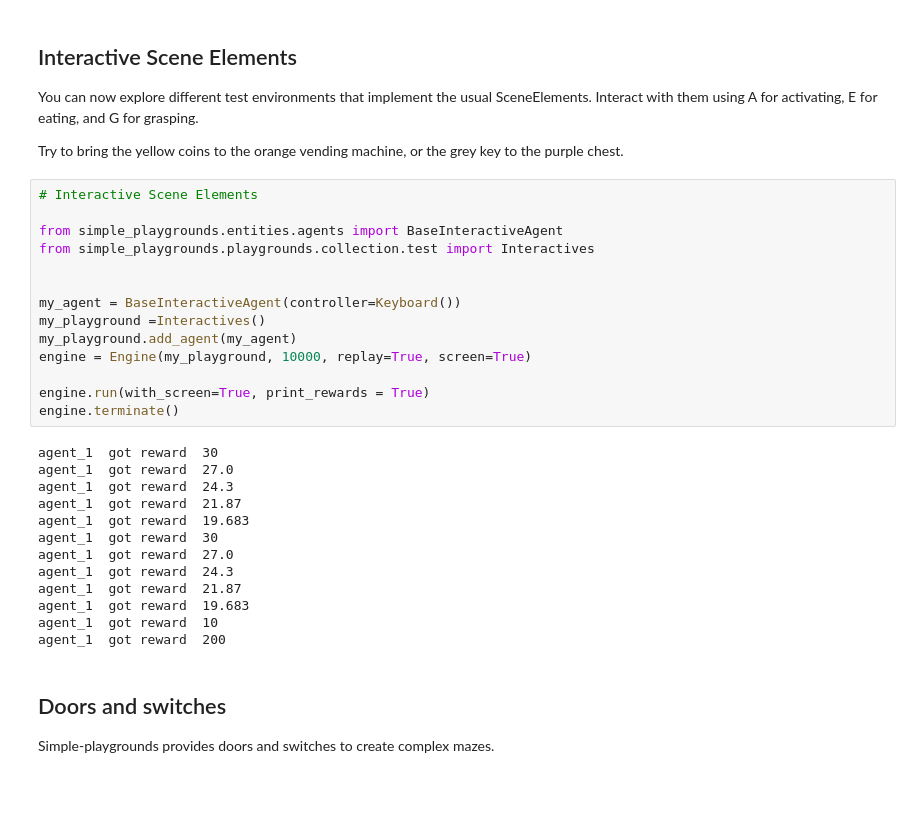
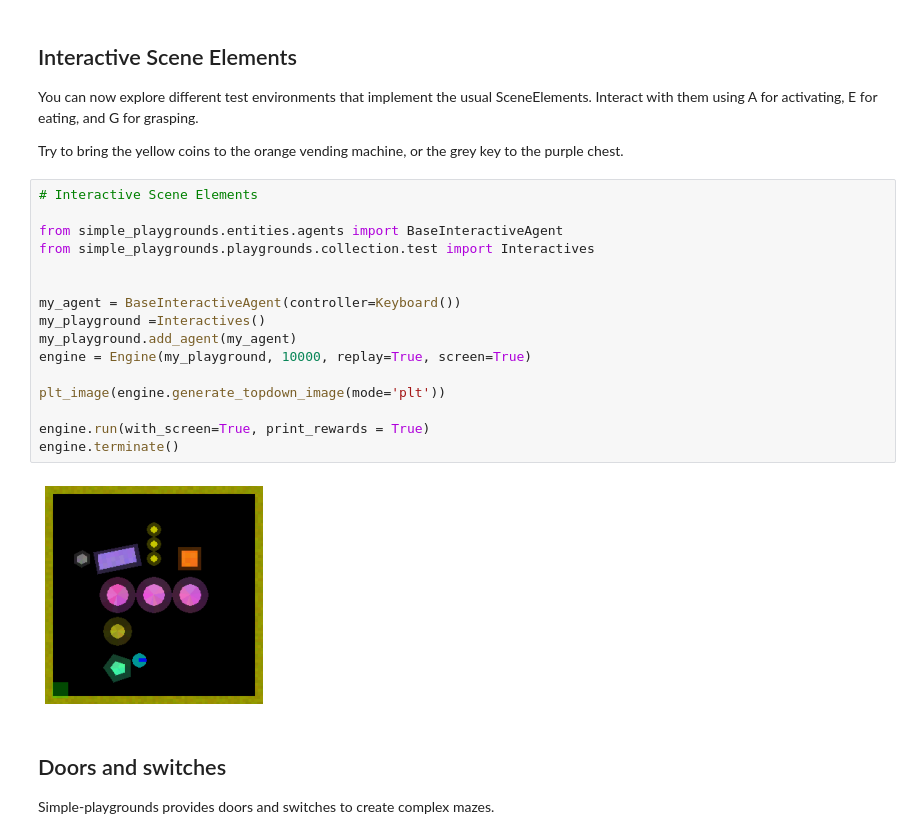
Before and after one commit to gaorkl/simple-playgrounds, a Jupyter notebook: tutorials/jupyter/03_SceneElements.ipynb, the cells around one changed output. Cells and saved outputs as stored; diff of their text form; blank space fills up the shorter version.

```diff
--- a/tutorials/jupyter/03_SceneElements.ipynb
+++ b/tutorials/jupyter/03_SceneElements.ipynb
@@ -61,30 +68,21 @@ Try to bring the yellow coins to the orange vending machine, or the grey key to
 # %%
 # Interactive Scene Elements
 
 from simple_playgrounds.entities.agents import BaseInteractiveAgent
 from simple_playgrounds.playgrounds.collection.test import Interactives
 
 
 my_agent = BaseInteractiveAgent(controller=Keyboard())
 my_playground =Interactives()
 my_playground.add_agent(my_agent)
 engine = Engine(my_playground, 10000, replay=True, screen=True)
 
+plt_image(engine.generate_topdown_image(mode='plt'))
+
 engine.run(with_screen=True, print_rewards = True)
 engine.terminate()
 # %% [output]
-agent_1  got reward  30
-agent_1  got reward  27.0
-agent_1  got reward  24.3
-agent_1  got reward  21.87
-agent_1  got reward  19.683
-agent_1  got reward  30
-agent_1  got reward  27.0
-agent_1  got reward  24.3
-agent_1  got reward  21.87
-agent_1  got reward  19.683
-agent_1  got reward  10
-agent_1  got reward  200
+[figure, added]
 # %% [markdown]
 ## Doors and switches
 
```
Also changed, not shown: parts of 4 cells of this notebook, 15 other files.
